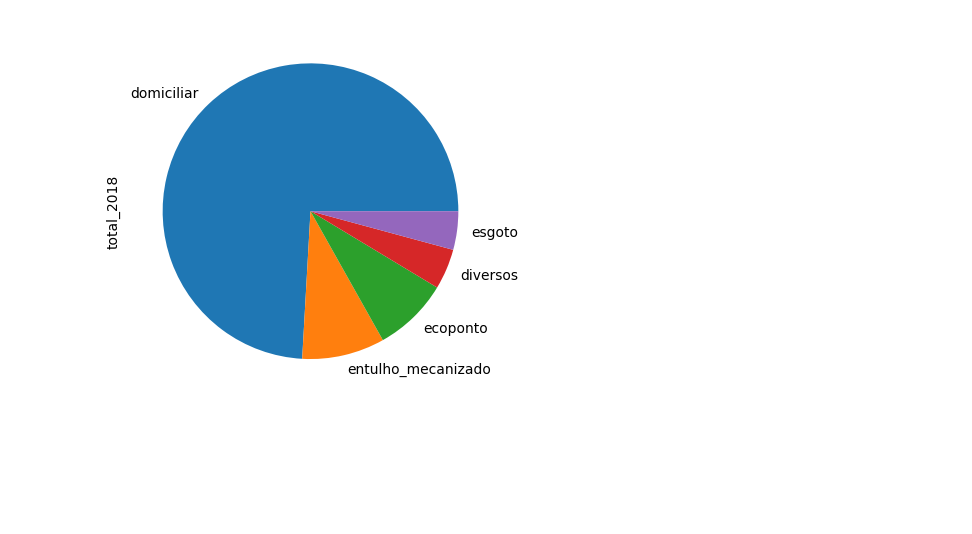
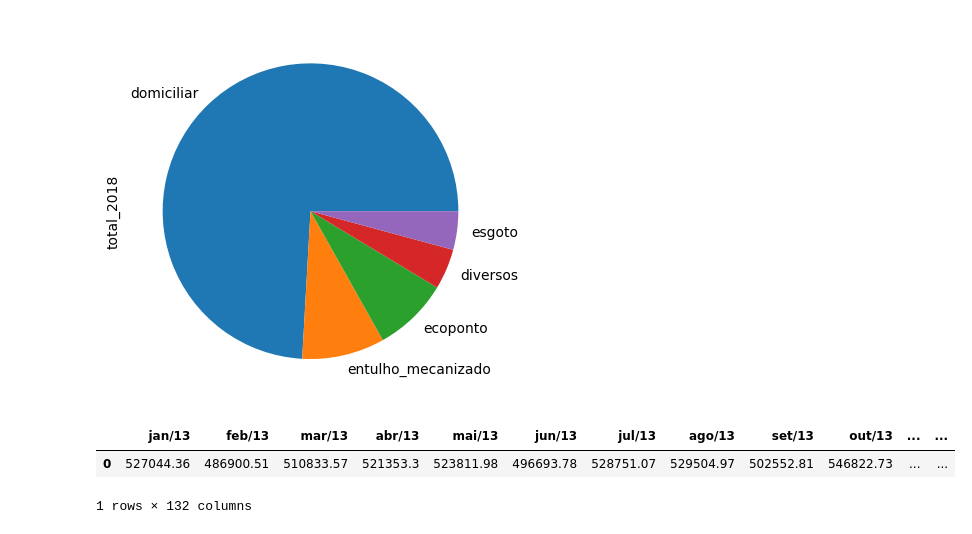
Before and after one commit to joaopbg06/extensaoUniversitaria, a Jupyter notebook: plot.ipynb, the cells around one changed output. Drawn from its saved outputs; the diff is of its cells as text; code cells hidden in the pictures; blank space fills up the shorter version.

```diff
--- a/plot.ipynb
+++ b/plot.ipynb
@@ -98,3 +98,12 @@ plt.show()
 # %% [output]
 [figure]
 [figure]
+# %%
+df_1 = pd.read_excel('./DF/total_mensal_fixed.xlsx')
+df_2 = pd.read_excel('./DF/total_mensal_fixed_ESTIMATIVA.xlsx')
+# %%
+df_1
+# %% [output]
+|  | jan/13 | feb/13 | mar/13 | abr/13 | mai/13 | jun/13 | jul/13 | ago/13 | set/13 | out/13 | ... | ... |
+| 0 | 527044.36 | 486900.51 | 510833.57 | 521353.3 | 523811.98 | 496693.78 | 528751.07 | 529504.97 | 502552.81 | 546822.73 | ... | ... |
+1 rows × 132 columns
```
Also changed, not shown: parts of 1 cell of this notebook, 6 other files.
